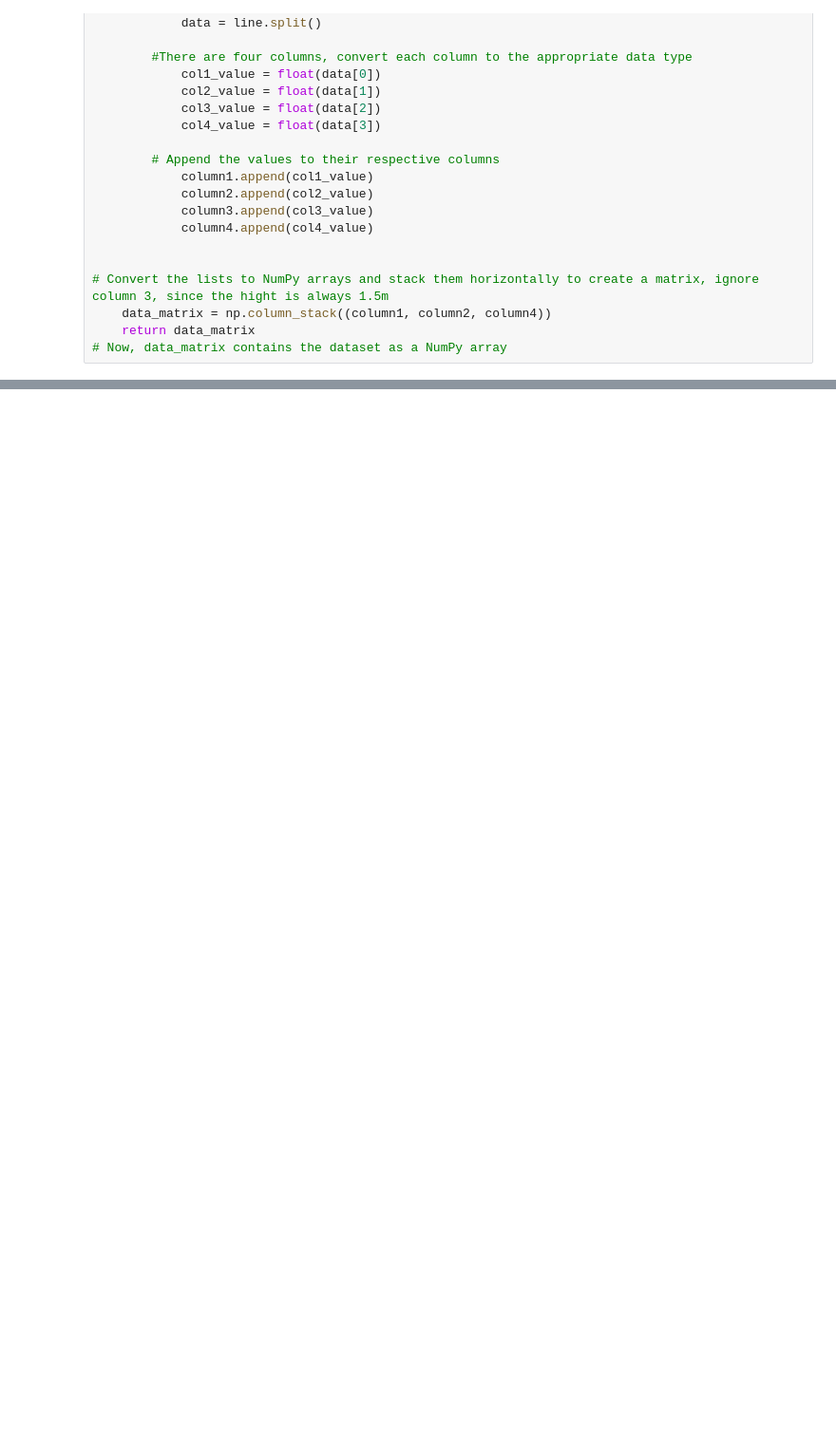
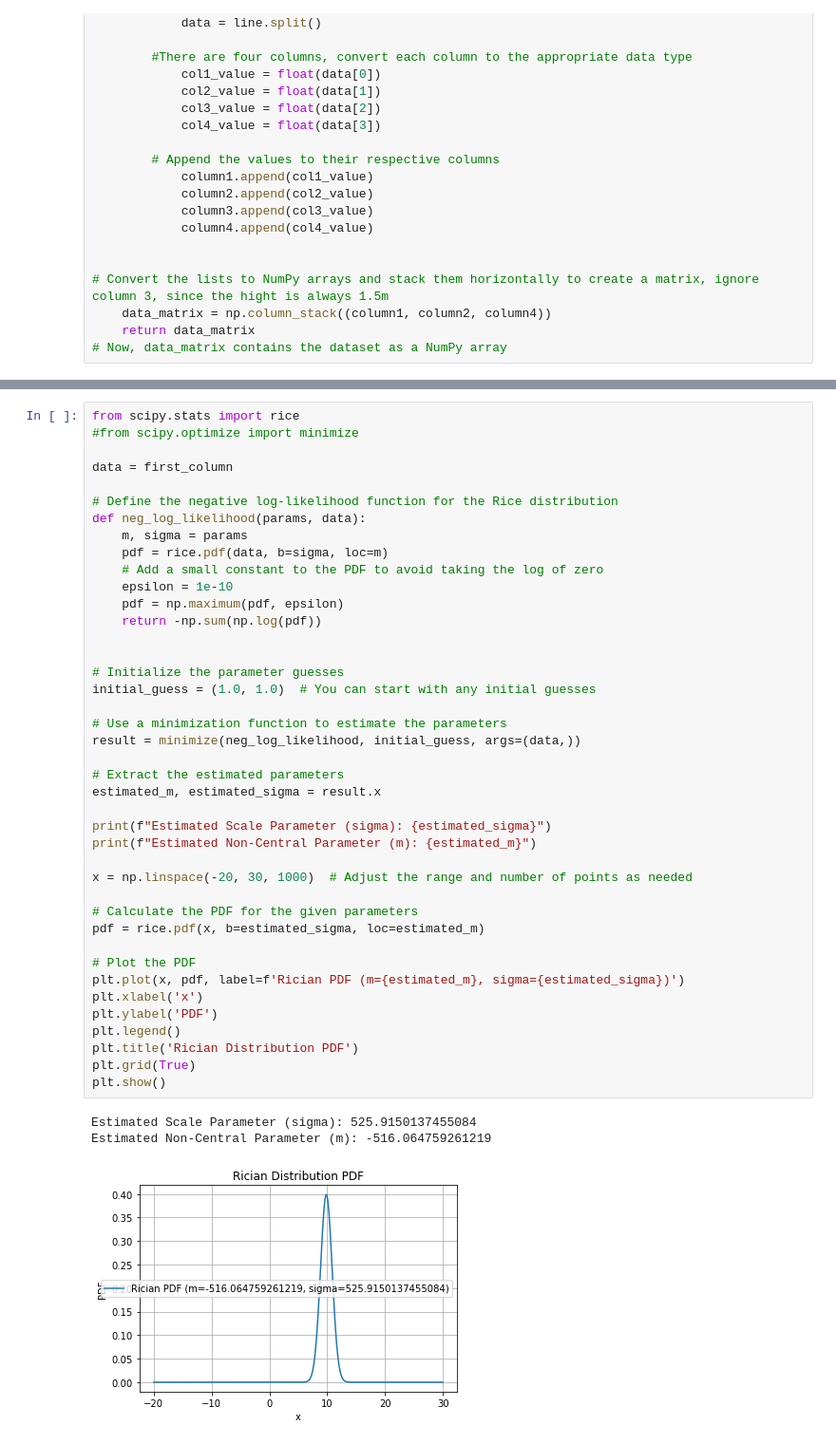
Before and after one commit to greatQZ/channel_modeling_with_random_distributed_interferer, a Jupyter notebook: channel_modeling.ipynb, the cells around one changed output, grey strips where cells are left out. Shown: that part at 95% size. Drawn from its saved outputs; the diff is of its cells as text; blank space fills up the shorter version.

```diff
--- a/channel_modeling.ipynb
+++ b/channel_modeling.ipynb
@@ -294,0 +365,45 @@ if __name__ == "__main__":
+# %%
+from scipy.stats import rice
+#from scipy.optimize import minimize
+
+data = first_column
+
+# Define the negative log-likelihood function for the Rice distribution
+def neg_log_likelihood(params, data):
+    m, sigma = params
+    pdf = rice.pdf(data, b=sigma, loc=m)
+    # Add a small constant to the PDF to avoid taking the log of zero
+    epsilon = 1e-10
+    pdf = np.maximum(pdf, epsilon)
+    return -np.sum(np.log(pdf))
+
+
+# Initialize the parameter guesses
+initial_guess = (1.0, 1.0)  # You can start with any initial guesses
+
+# Use a minimization function to estimate the parameters
+result = minimize(neg_log_likelihood, initial_guess, args=(data,))
+
+# Extract the estimated parameters
+estimated_m, estimated_sigma = result.x
+
+print(f"Estimated Scale Parameter (sigma): {estimated_sigma}")
+print(f"Estimated Non-Central Parameter (m): {estimated_m}")
+
+x = np.linspace(-20, 30, 1000)  # Adjust the range and number of points as needed
+
+# Calculate the PDF for the given parameters
+pdf = rice.pdf(x, b=estimated_sigma, loc=estimated_m)
+
+# Plot the PDF
+plt.plot(x, pdf, label=f'Rician PDF (m={estimated_m}, sigma={estimated_sigma})')
+plt.xlabel('x')
+plt.ylabel('PDF')
+plt.legend()
+plt.title('Rician Distribution PDF')
+plt.grid(True)
+plt.show()
+# %% [output]
+Estimated Scale Parameter (sigma): 525.9150137455084
+Estimated Non-Central Parameter (m): -516.064759261219
+[figure, added]
```
Also changed, not shown: parts of 7 cells of this notebook, 5 other files.
